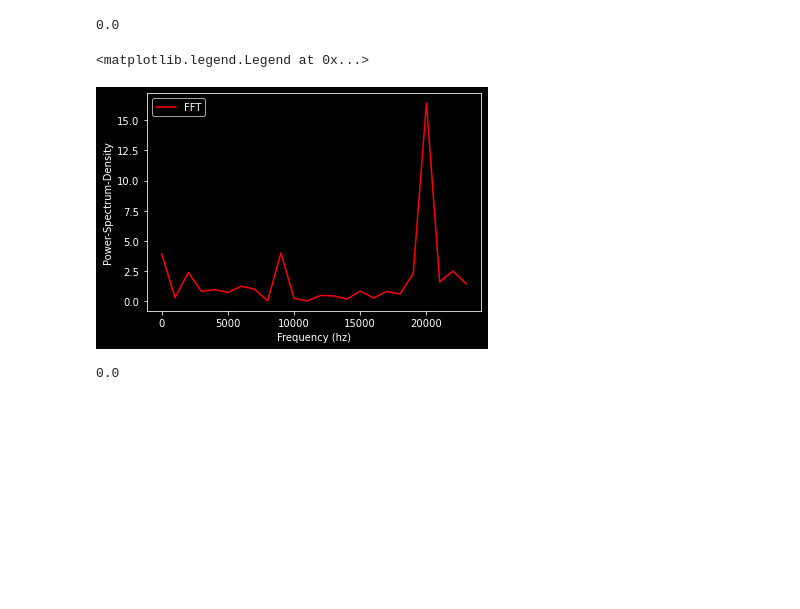
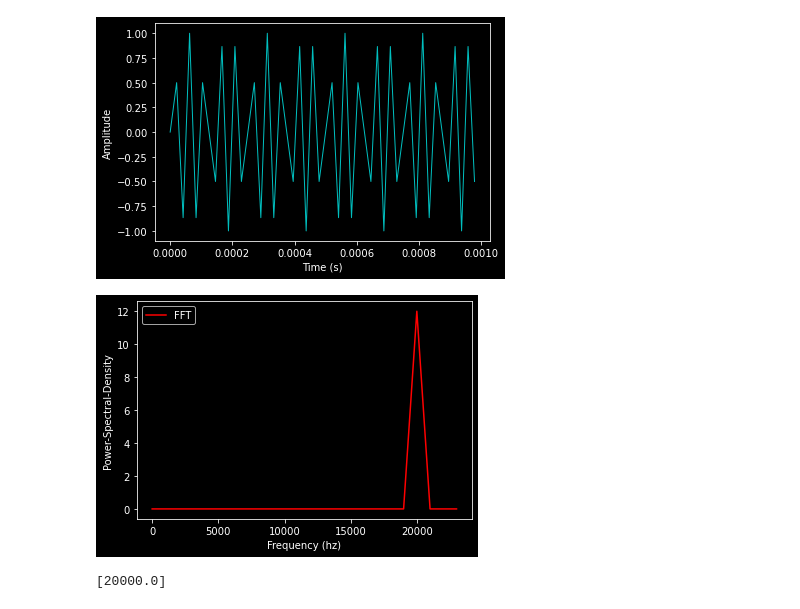
Before and after one commit to NM-Supercomputing-Challenge/Team13, a Jupyter notebook: sound_analysis.ipynb, the cells around one changed output. Saved outputs shown, nothing was run; the diff lists cells and outputs as text; code cells hidden in the pictures; blank space fills up the shorter version.

```diff
--- a/sound_analysis.ipynb
+++ b/sound_analysis.ipynb
@@ -29,34 +1,44 @@ print(t2-t1)
-# %%
-t1 = time.time()
-
-n = len(t)
-fhat = np.fft.fft(fsumNoise)
-PSD = fhat * np.conj(fhat) / n
-freq = (1/(dt*n)) * np.arange(n)
-xaxis = np.arange(0,np.floor(n/2), dtype = 'int')
-
-t2 = time.time()
-print(t2-t1)
-
-plt.plot(freq[xaxis], PSD[xaxis], color = 'r', linewidth = 1.5, label = "FFT")
-plt.xlabel('Frequency (hz)')
-plt.ylabel('Power-Spectrum-Density')
-plt.legend()
-# %% [output]
-0.0
-<matplotlib.legend.Legend at 0x...>
-[figure, removed]
+# %%
+import numpy as np
+import matplotlib.pyplot as plt
+
+dt = 1/48000  #specify some change in time: 1 over sample rate
+t = np.arange(0,0.001,dt)  #make an array with data for 1ms
+fsum = np.sin(2 * np.pi * 20000 * t)  #fill array with amplitude data
+fsumNoise =  fsum + 0*np.random.randn(len(t))  #add some random noise to the data
+
+#plot the raw amplitude data
+plt.style.use('dark_background')
+plt.plot(t, fsumNoise, color = 'c', linewidth = 1)
+plt.xlabel('Time (s)')
+plt.ylabel('Amplitude')
+plt.show()
+
+
+n = len(t)
+fhat = np.fft.fft(fsumNoise) #apply fft to noisy data
+PSD = fhat * np.conj(fhat) / n  #calculate PSD using fft results
+freq = (1/(dt*n)) * np.arange(n)  #make the frequency axis for ploting
+#when working with real (not complex) numbers, the PSD result is mirrored
+#we only want to plot the first half of the PSD
+xaxis = np.arange(0,np.floor(n/2), dtype = 'int')
+
+#plot the fft results
+plt.plot(freq[xaxis], PSD[xaxis], color = 'r', linewidth = 1.5, label = "FFT")
+plt.xlabel('Frequency (hz)')
+plt.ylabel('Power-Spectral-Density')
+plt.legend()
+plt.show()
+# %% [output]
+[figure, added]
+[figure, added]
 # %%
-t1 = time.time()
-
+#pulls out the frequencies above some threshold
 fraw = []
 for i in range(len(xaxis)):
-    if PSD[i] > 4:
+    if PSD[i] > 10:  #define the threshold
         value = freq[i]
-        fraw.append(value)
-fraw
-
-t2 = time.time()
-print(t2-t1)
+        fraw.append(value)  #add all valid frequencies to the list
+fraw  #show the list
 # %% [output]
-0.0
+[20000.0]
```
Also changed, not shown: parts of 3 cells of this notebook.
